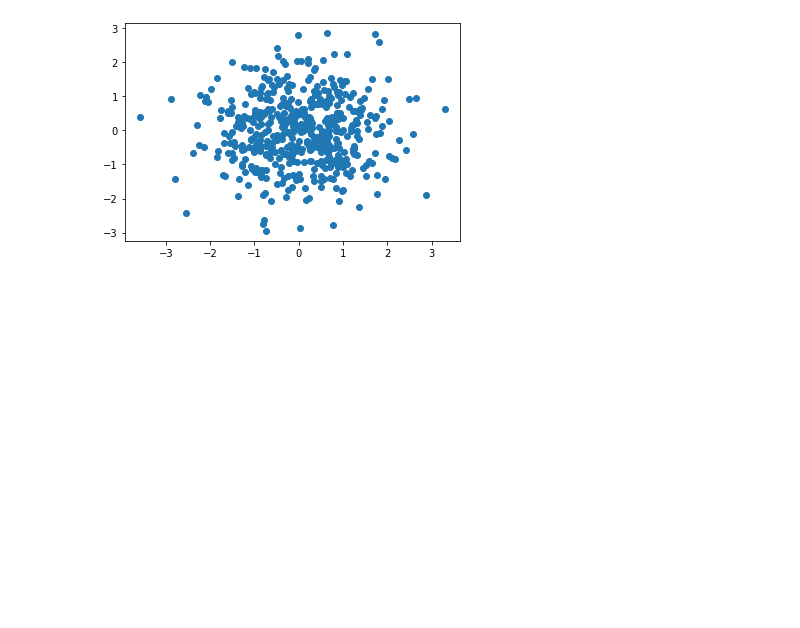
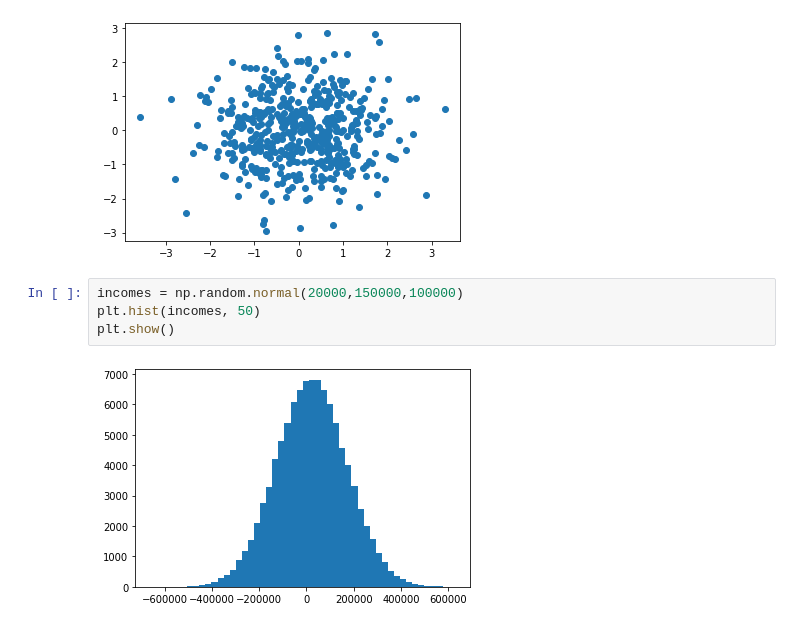
Before and after one commit to kamath7/MLProjectsRepo, a Jupyter notebook: QuiteTheBasics/matplotlib.ipynb, the cells around one changed output. Saved outputs shown, nothing was run; the diff lists cells and outputs as text; blank space fills up the shorter version.

```diff
--- a/QuiteTheBasics/matplotlib.ipynb
+++ b/QuiteTheBasics/matplotlib.ipynb
@@ -86,3 +86,9 @@ plt.scatter(x,y)
 plt.show()
 # %% [output]
 [figure]
+# %%
+incomes = np.random.normal(20000,150000,100000)
+plt.hist(incomes, 50)
+plt.show()
+# %% [output]
+[figure, added]
```
Also changed, not shown: 1 other file.
